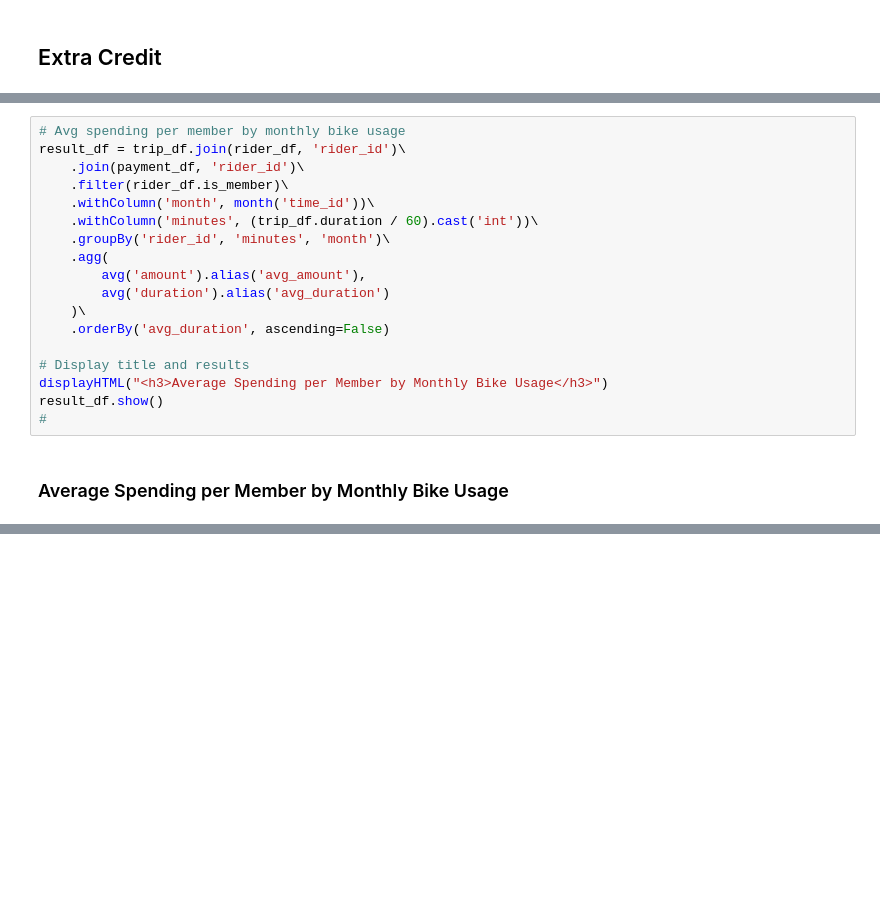
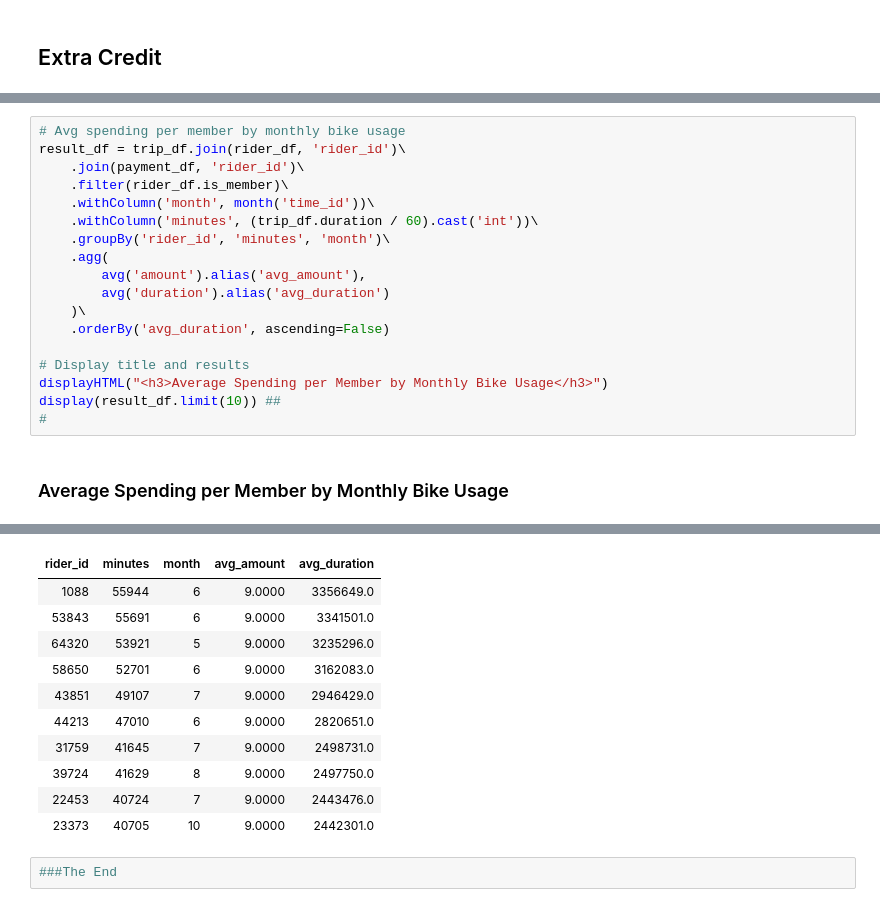
Before and after one commit to IsmaelDawuda/building_an_azure_data_lake_for_bikeshare_data_analytics, a Jupyter notebook: adls_bikeshare_project_IsmaelDawuda.ipynb, the cells around one changed output, grey strips where cells are left out. Drawn from its saved outputs; the diff is of its cells as text; blank space fills up the shorter version.

```diff
--- a/adls_bikeshare_project_IsmaelDawuda.ipynb
+++ b/adls_bikeshare_project_IsmaelDawuda.ipynb
@@ -757,7 +787,7 @@ result_df = trip_df.join(rider_df, 'rider_id')\
 
 # Display title and results
 displayHTML("<h3>Average Spending per Member by Monthly Bike Usage</h3>")
-result_df.show()
+display(result_df.limit(10)) ##
 #
 # %% [output]
 Average Spending per Member by Monthly Bike Usage
@@ -764,0 +794,13 @@ Average Spending per Member by Monthly Bike Usage
+| rider_id | minutes | month | avg_amount | avg_duration |
+| 1088 | 55944 | 6 | 9.0000 | 3356649.0 |
+| 53843 | 55691 | 6 | 9.0000 | 3341501.0 |
+| 64320 | 53921 | 5 | 9.0000 | 3235296.0 |
+| 58650 | 52701 | 6 | 9.0000 | 3162083.0 |
+| 43851 | 49107 | 7 | 9.0000 | 2946429.0 |
+| 44213 | 47010 | 6 | 9.0000 | 2820651.0 |
+| 31759 | 41645 | 7 | 9.0000 | 2498731.0 |
+| 39724 | 41629 | 8 | 9.0000 | 2497750.0 |
+| 22453 | 40724 | 7 | 9.0000 | 2443476.0 |
+| 23373 | 40705 | 10 | 9.0000 | 2442301.0 |
+# %%
+###The End
```
Also changed, not shown: parts of 3 cells of this notebook.
